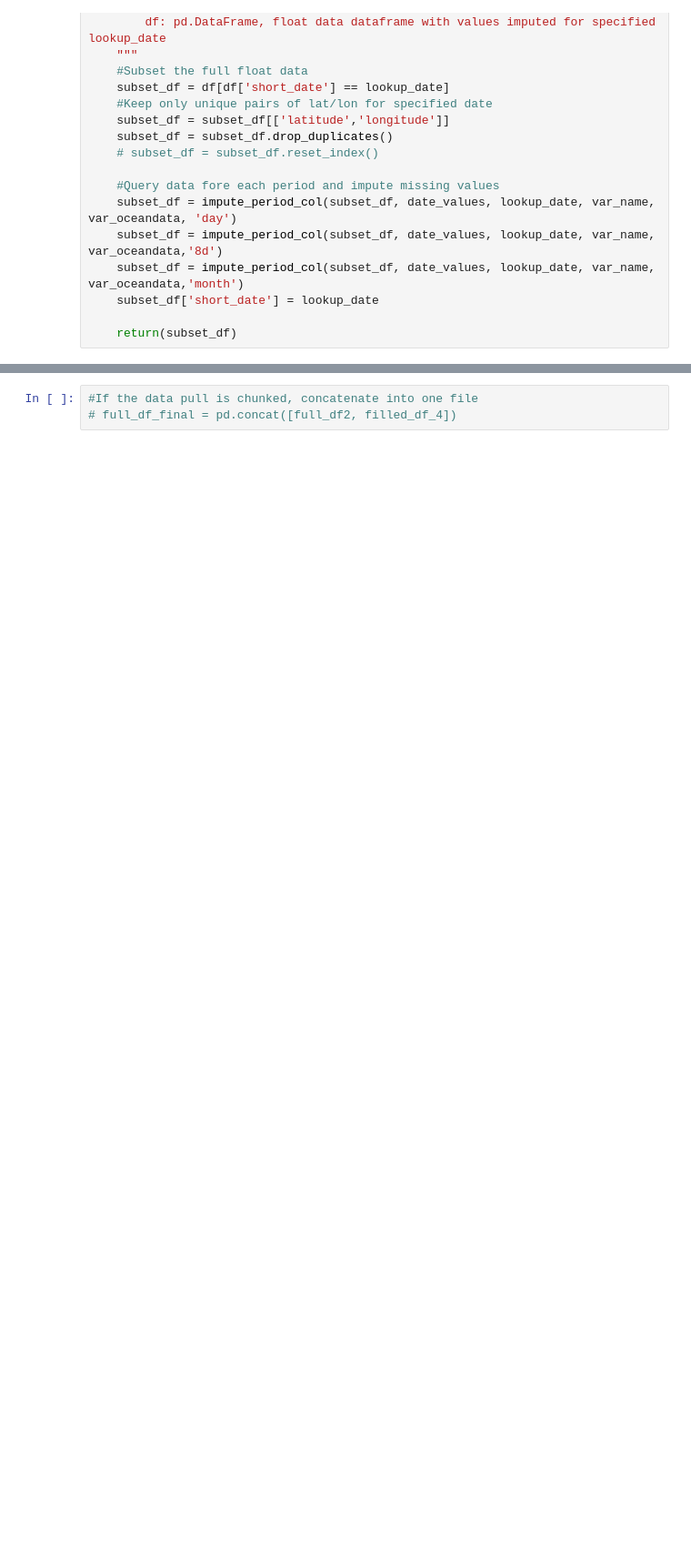
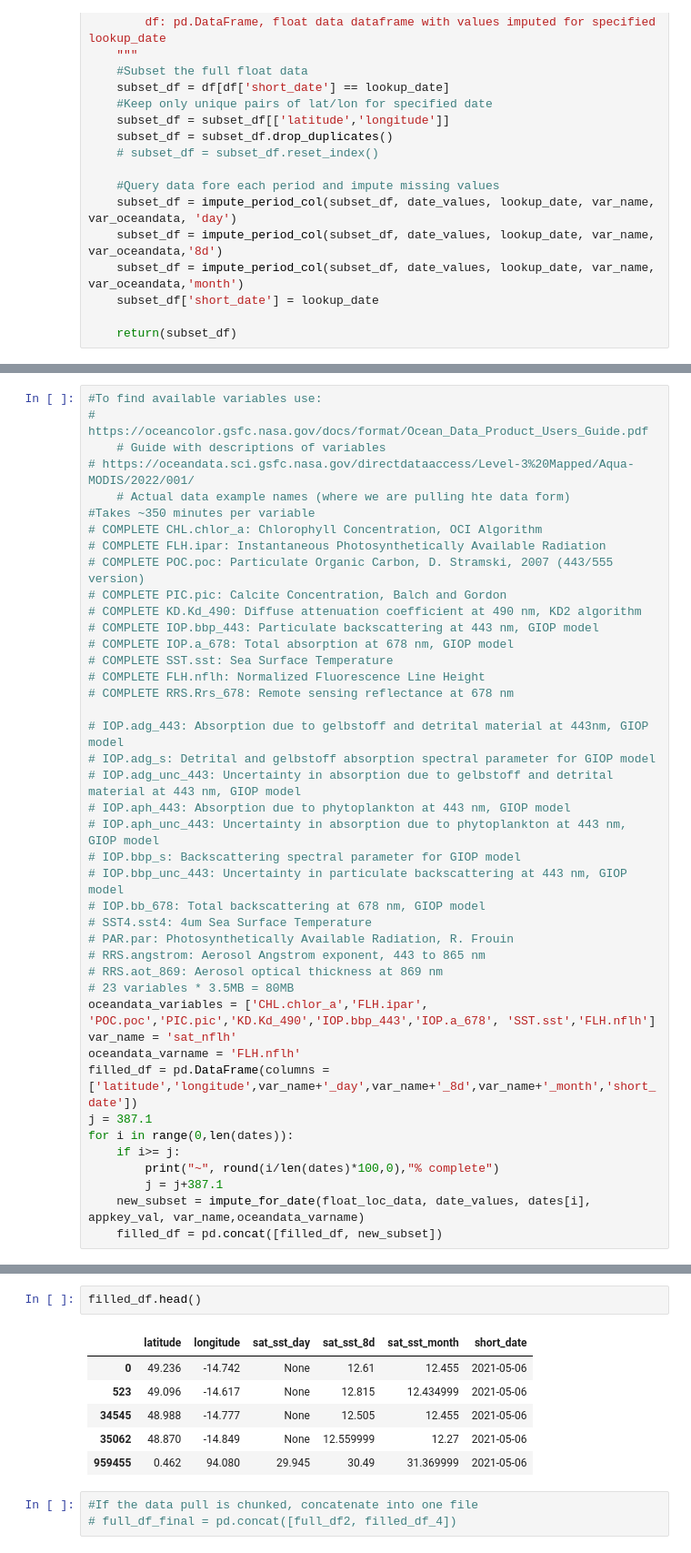
Before and after one commit to gnyirjesy/ocean-depth-characterization, a Jupyter notebook: EDA/data_query/data_merge.ipynb, the cells around one changed output, grey strips where cells are left out. Shown: that part at 91% size. Saved outputs shown, nothing was run; the diff lists cells and outputs as text; blank space fills up the shorter version.

```diff
--- a/EDA/data_query/data_merge.ipynb
+++ b/EDA/data_query/data_merge.ipynb
@@ -225,0 +231,42 @@ AQUA_MODIS.20120501_20120531
+# %%
+#To find available variables use:
+# https://oceancolor.gsfc.nasa.gov/docs/format/Ocean_Data_Product_Users_Guide.pdf
+    # Guide with descriptions of variables
+# https://oceandata.sci.gsfc.nasa.gov/directdataaccess/Level-3%20Mapped/Aqua-MODIS/2022/001/
+    # Actual data example names (where we are pulling hte data form)
+#Takes ~350 minutes per variable
+# COMPLETE CHL.chlor_a: Chlorophyll Concentration, OCI Algorithm
+# COMPLETE FLH.ipar: Instantaneous Photosynthetically Available Radiation
+# COMPLETE POC.poc: Particulate Organic Carbon, D. Stramski, 2007 (443/555 version)
+# COMPLETE PIC.pic: Calcite Concentration, Balch and Gordon
+# COMPLETE KD.Kd_490: Diffuse attenuation coefficient at 490 nm, KD2 algorithm
+# COMPLETE IOP.bbp_443: Particulate backscattering at 443 nm, GIOP model
+# COMPLETE IOP.a_678: Total absorption at 678 nm, GIOP model
+# COMPLETE SST.sst: Sea Surface Temperature
+# COMPLETE FLH.nflh: Normalized Fluorescence Line Height
+# COMPLETE RRS.Rrs_678: Remote sensing reflectance at 678 nm
+
+# IOP.adg_443: Absorption due to gelbstoff and detrital material at 443nm, GIOP model
+# IOP.adg_s: Detrital and gelbstoff absorption spectral parameter for GIOP model
+# IOP.adg_unc_443: Uncertainty in absorption due to gelbstoff and detrital material at 443 nm, GIOP model
+# IOP.aph_443: Absorption due to phytoplankton at 443 nm, GIOP model
+# IOP.aph_unc_443: Uncertainty in absorption due to phytoplankton at 443 nm, GIOP model
+# IOP.bbp_s: Backscattering spectral parameter for GIOP model
+# IOP.bbp_unc_443: Uncertainty in particulate backscattering at 443 nm, GIOP model
+# IOP.bb_678: Total backscattering at 678 nm, GIOP model
+# SST4.sst4: 4um Sea Surface Temperature
+# PAR.par: Photosynthetically Available Radiation, R. Frouin
+# RRS.angstrom: Aerosol Angstrom exponent, 443 to 865 nm
+# RRS.aot_869: Aerosol optical thickness at 869 nm
+# 23 variables * 3.5MB = 80MB
+oceandata_variables = ['CHL.chlor_a','FLH.ipar', 'POC.poc','PIC.pic','KD.Kd_490','IOP.bbp_443','IOP.a_678', 'SST.sst','FLH.nflh']
+var_name = 'sat_nflh'
+oceandata_varname = 'FLH.nflh'
+filled_df = pd.DataFrame(columns = ['latitude','longitude',var_name+'_day',var_name+'_8d',var_name+'_month','short_date'])
+j = 387.1
+for i in range(0,len(dates)):
+    if i>= j:
+        print("~", round(i/len(dates)*100,0),"% complete")
+        j = j+387.1
+    new_subset = impute_for_date(float_loc_data, date_values, dates[i], appkey_val, var_name,oceandata_varname)
+    filled_df = pd.concat([filled_df, new_subset])
@@ -226,3 +291,12 @@ AQUA_MODIS.20120501_20120531
+# %%
+filled_df.head()
+# %% [output]
+|  | latitude | longitude | sat_sst_day | sat_sst_8d | sat_sst_month | short_date |
+| 0 | 49.236 | -14.742 | None | 12.61 | 12.455 | 2021-05-06 |
+| 523 | 49.096 | -14.617 | None | 12.815 | 12.434999 | 2021-05-06 |
+| 34545 | 48.988 | -14.777 | None | 12.505 | 12.455 | 2021-05-06 |
+| 35062 | 48.870 | -14.849 | None | 12.559999 | 12.27 | 2021-05-06 |
+| 959455 | 0.462 | 94.080 | 29.945 | 30.49 | 31.369999 | 2021-05-06 |
 # %%
 #If the data pull is chunked, concatenate into one file
 # full_df_final = pd.concat([full_df2, filled_df_4])
```
Also changed, not shown: parts of 18 cells of this notebook.
